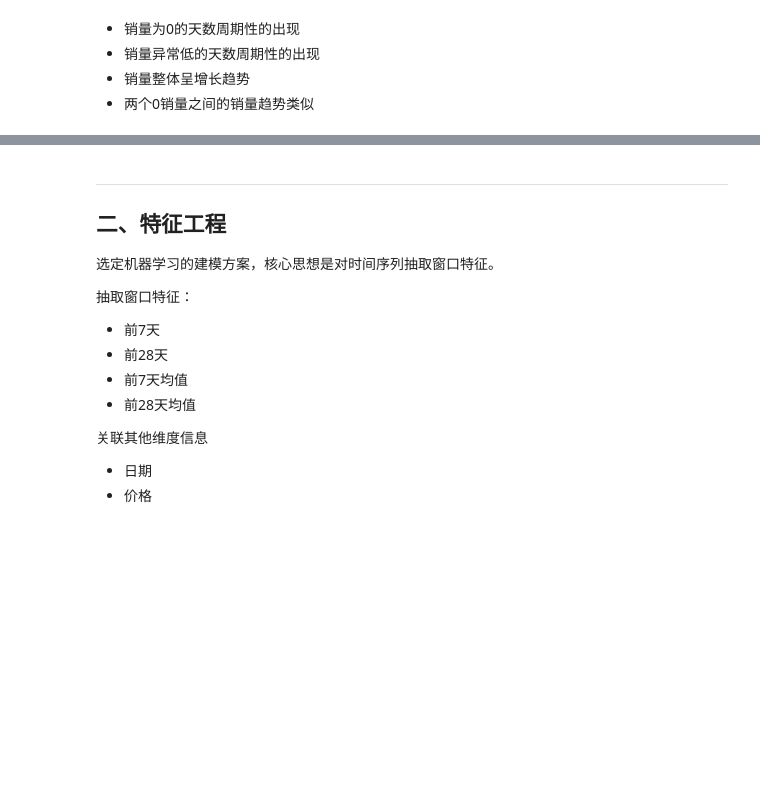
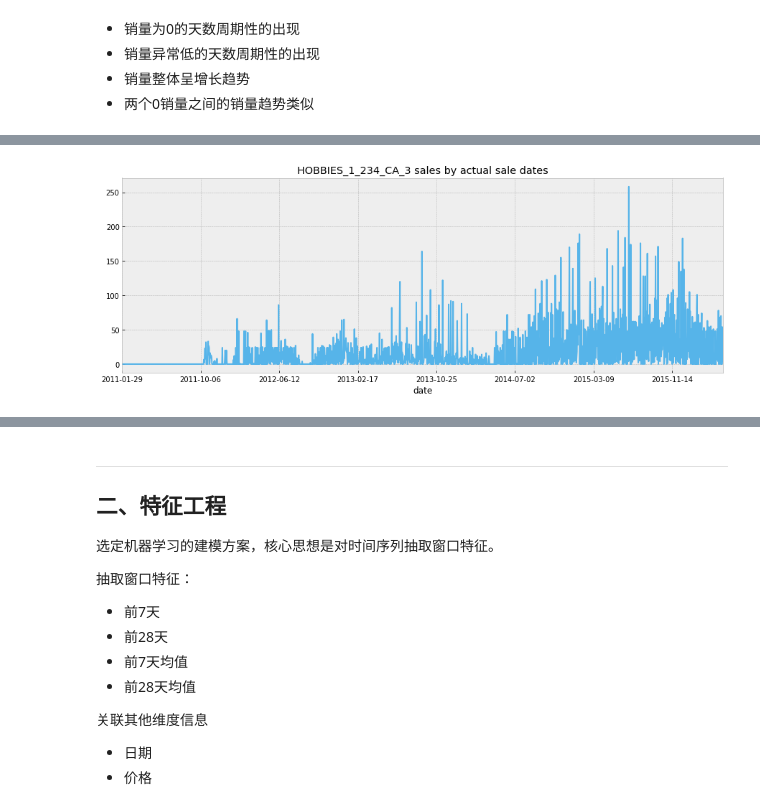
Before and after one commit to Zhu-Haikun/Kaggle-M5-Forecasting-Accuracy, a Jupyter notebook: M5-Competitors.ipynb, the cells around one changed output, grey strips where cells are left out. Cells and saved outputs as stored; diff of their text form; code cells hidden in the pictures; blank space fills up the shorter version.

```diff
--- a/M5-Competitors.ipynb
+++ b/M5-Competitors.ipynb
@@ -132,0 +150,13 @@ plt.show()
+# %%
+# 与其他畅销商品对比
+plot_eg_2 = sale_data.loc[sale_data['id'] == 'HOBBIES_1_234_CA_3_validation'][day_cols].T
+plot_eg_2 = plot_eg_2.rename(columns={6324:'HOBBIES_1_234_CA_3'}) # Name it correctly
+plot_eg_2 = plot_eg_2.reset_index().rename(columns={'index': 'd'}) # make the index "d"
+plot_eg_2 = plot_eg_2.merge(cal_data)
+plot_eg_2.set_index('date')['HOBBIES_1_234_CA_3'] \
+    .plot(figsize=(15, 5),
+          color=next(color_cycle),
+          title='HOBBIES_1_234_CA_3 sales by actual sale dates')
+plt.show();
+# %% [output]
+[figure, added]
```
Also changed, not shown: parts of 35 cells of this notebook.
